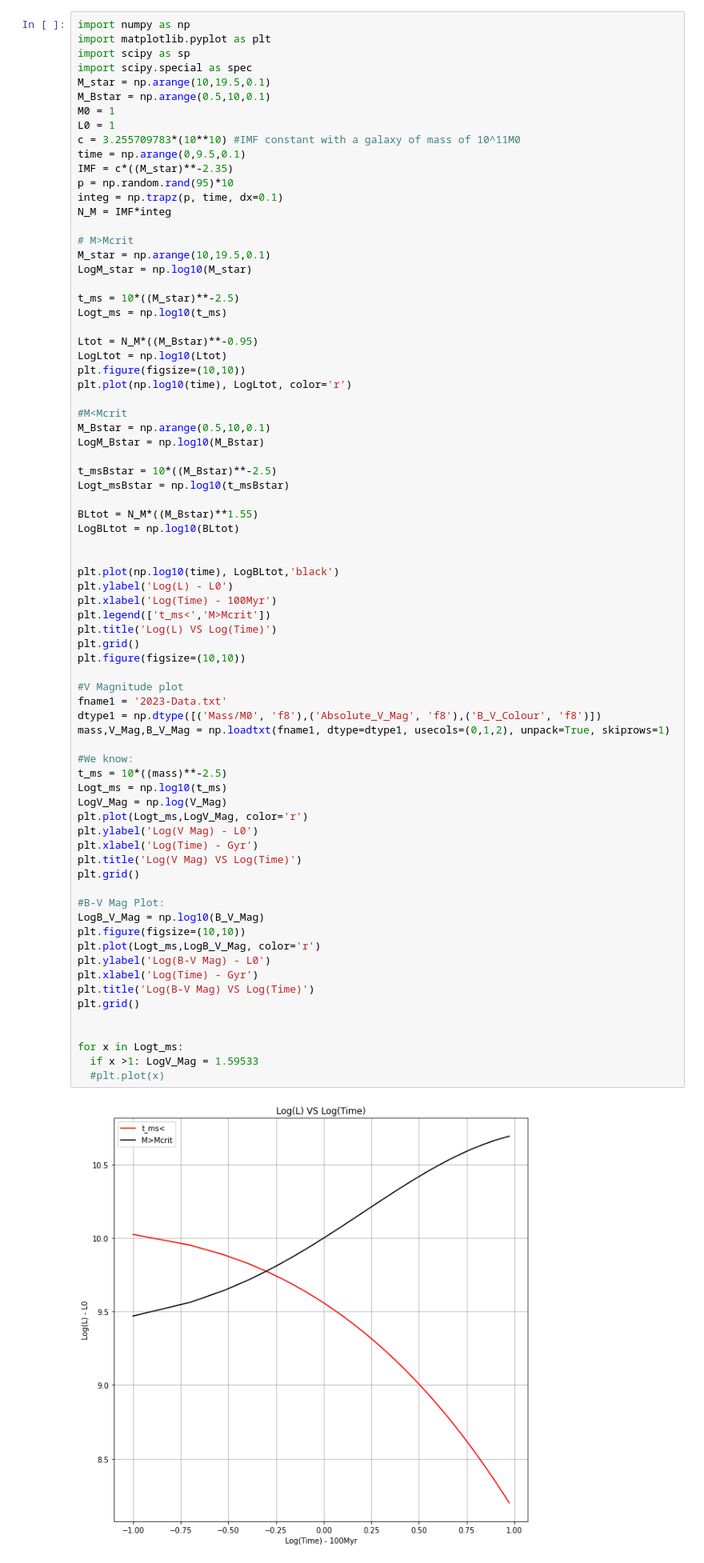
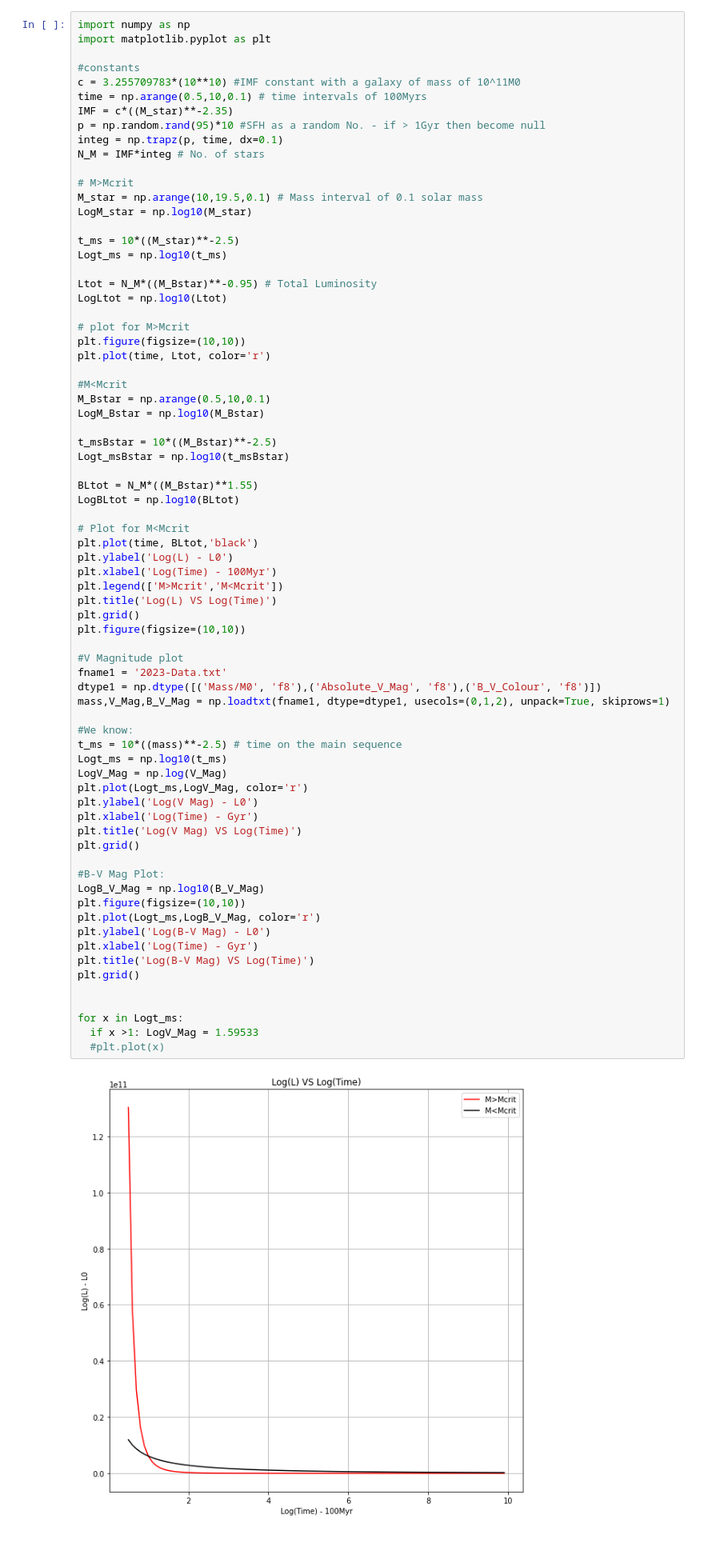
Before and after one commit to Mattbrake951/Rspberry-Shake-data, a Jupyter notebook: PX3251-assignment.ipynb, the cells around one changed output. Shown: that part at 80% size. Drawn from its saved outputs; the diff is of its cells as text.

```diff
--- a/PX3251-assignment.ipynb
+++ b/PX3251-assignment.ipynb
@@ -3,30 +3,28 @@
 # %%
 import numpy as np
 import matplotlib.pyplot as plt
-import scipy as sp
-import scipy.special as spec
-M_star = np.arange(10,19.5,0.1)
-M_Bstar = np.arange(0.5,10,0.1)
-M0 = 1
-L0 = 1
+
+#constants
 c = 3.255709783*(10**10) #IMF constant with a galaxy of mass of 10^11M0
-time = np.arange(0,9.5,0.1)
+time = np.arange(0.5,10,0.1) # time intervals of 100Myrs
 IMF = c*((M_star)**-2.35)
-p = np.random.rand(95)*10
+p = np.random.rand(95)*10 #SFH as a random No. - if > 1Gyr then become null
 integ = np.trapz(p, time, dx=0.1)
-N_M = IMF*integ
+N_M = IMF*integ # No. of stars
 
 # M>Mcrit
-M_star = np.arange(10,19.5,0.1)
+M_star = np.arange(10,19.5,0.1) # Mass interval of 0.1 solar mass
 LogM_star = np.log10(M_star)
 
 t_ms = 10*((M_star)**-2.5)
 Logt_ms = np.log10(t_ms)
 
-Ltot = N_M*((M_Bstar)**-0.95)
+Ltot = N_M*((M_Bstar)**-0.95) # Total Luminosity
 LogLtot = np.log10(Ltot)
+
+# plot for M>Mcrit
 plt.figure(figsize=(10,10))
-plt.plot(np.log10(time), LogLtot, color='r')
+plt.plot(time, Ltot, color='r')
 
 #M<Mcrit
 M_Bstar = np.arange(0.5,10,0.1)
@@ -38,44 +36,44 @@ Logt_msBstar = np.log10(t_msBstar)
 BLtot = N_M*((M_Bstar)**1.55)
 LogBLtot = np.log10(BLtot)
 
-
-plt.plot(np.log10(time), LogBLtot,'black')
+# Plot for M<Mcrit
+plt.plot(time, BLtot,'black')
 plt.ylabel('Log(L) - L0')
 plt.xlabel('Log(Time) - 100Myr')
-plt.legend(['t_ms<','M>Mcrit'])
+plt.legend(['M>Mcrit','M<Mcrit'])
 plt.title('Log(L) VS Log(Time)')
 plt.grid()
 plt.figure(figsize=(10,10))
 
 #V Magnitude plot
 fname1 = '2023-Data.txt'
 dtype1 = np.dtype([('Mass/M0', 'f8'),('Absolute_V_Mag', 'f8'),('B_V_Colour', 'f8')])
 mass,V_Mag,B_V_Mag = np.loadtxt(fname1, dtype=dtype1, usecols=(0,1,2), unpack=True, skiprows=1)
 
 #We know:
-t_ms = 10*((mass)**-2.5)
+t_ms = 10*((mass)**-2.5) # time on the main sequence
 Logt_ms = np.log10(t_ms)
 LogV_Mag = np.log(V_Mag)
 plt.plot(Logt_ms,LogV_Mag, color='r')
 plt.ylabel('Log(V Mag) - L0')
 plt.xlabel('Log(Time) - Gyr')
 plt.title('Log(V Mag) VS Log(Time)')
 plt.grid()
 
 #B-V Mag Plot:
 LogB_V_Mag = np.log10(B_V_Mag)
 plt.figure(figsize=(10,10))
 plt.plot(Logt_ms,LogB_V_Mag, color='r')
 plt.ylabel('Log(B-V Mag) - L0')
 plt.xlabel('Log(Time) - Gyr')
 plt.title('Log(B-V Mag) VS Log(Time)')
 plt.grid()
 
 
 for x in Logt_ms:
   if x >1: LogV_Mag = 1.59533
   #plt.plot(x)
 # %% [output]
-[figure, old version]
+[figure, new version]
 [figure]
 [figure]
```
